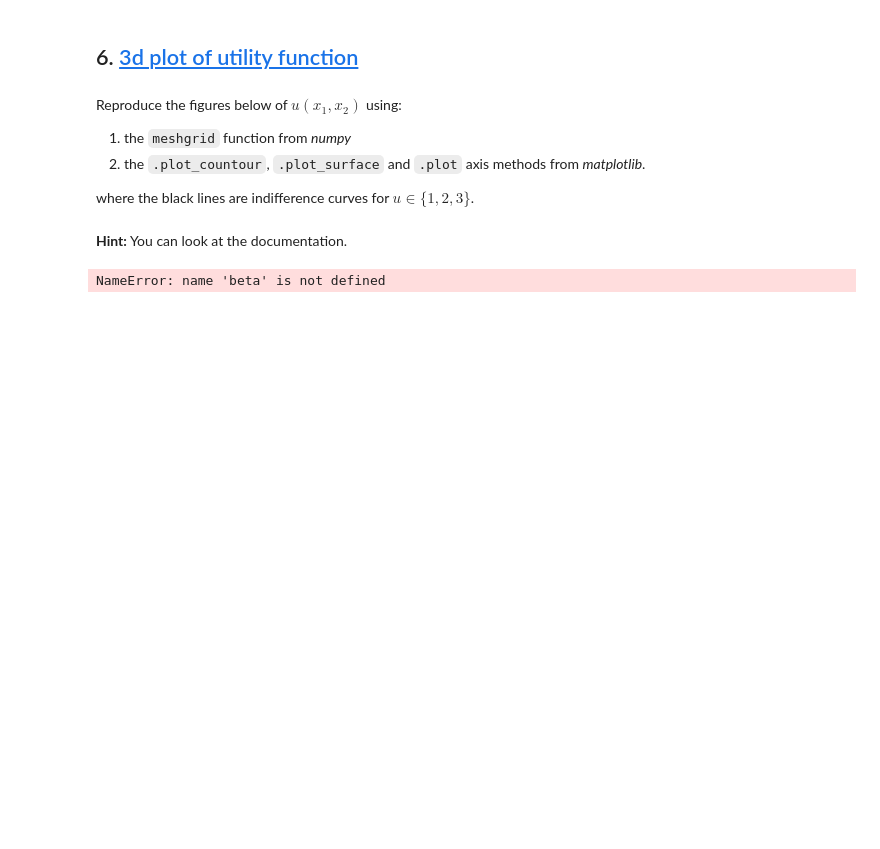
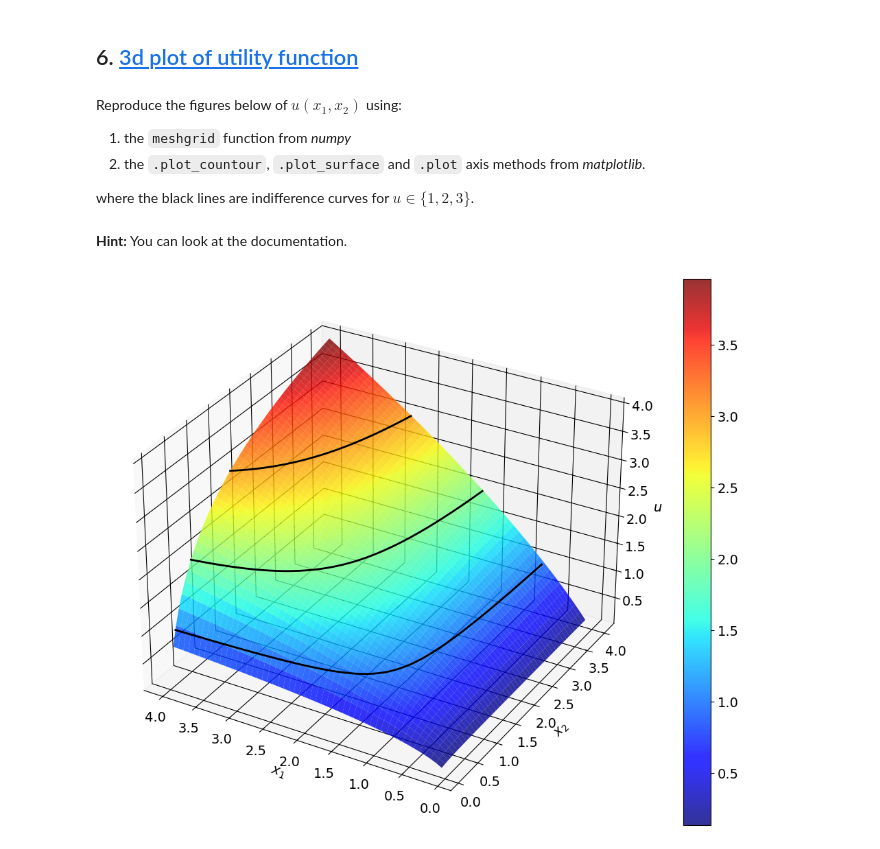
Before and after one commit to fgv916/ProgEconFgv916, a Jupyter notebook: PS1_ftv/Problem_set_1_FTV.ipynb, the cells around one changed output. Drawn from its saved outputs; the diff is of its cells as text; code cells hidden in the pictures; blank space fills up the shorter version.

```diff
--- a/PS1_ftv/Problem_set_1_FTV.ipynb
+++ b/PS1_ftv/Problem_set_1_FTV.ipynb
@@ -283,5 +208,53 @@ def plot_3d(x1_vec, x2_vec, alpha, beta, uvals, save_path=None):
-# %%
-import A6
-A6.plot(x1_vec,x2_vec,alpha,beta,uvals)
-# %% [output]
-NameError: name 'beta' is not defined
+# %%
+# Parametre
+alpha = 0.75
+beta = 0.5
+x1_vec = np.linspace(0.1,4,1000)   # x1-akse
+x2_vec = np.linspace(0.1,4,1000)   # x2-akse
+uvals = [1.0,2.0,3.0]              # nytteniveauer til indifferenskurver
+
+# a. beregn riste og nytte
+x1_grid,x2_grid = np.meshgrid(x1_vec,x2_vec,indexing='ij')   # 2D-riste
+u_grid = u_func(x1_grid,x2_grid,alpha=alpha,beta=beta)       # nytteflade i højden
+
+# b. plot setup
+fig = plt.figure(figsize=(10, 8))              # opret figur
+ax = fig.add_subplot(1,1,1,projection='3d')    # 3D akse
+
+# i. tegn overflade
+h = ax.plot_surface(x1_grid,x2_grid,u_grid,cmap=cm.jet, alpha=0.8) # nytteflade
+fig.colorbar(h)   # farveskala
+
+# ii. indifferenskurver
+for uval in uvals:
+    I = np.log(x1_vec) > np.log(uval) + np.log(alpha)/beta  # filter på x1
+    x1_vec_ = x1_vec[I]
+
+    x2_vec_ = []   # tom liste til x2 værdier
+    for x1_val in x1_vec_:                                 # beregn x2 punktvis
+        x2_val = cx2_fun(x1_val, uval, alpha=alpha, beta=beta)
+        x2_vec_.append(x2_val)
+    x2_vec_ = np.array(x2_vec_)
+
+    valid_mask = ~np.isnan(x2_vec_)     # fjern NaN
+    x1_vec_valid = x1_vec_[valid_mask]
+    x2_vec_valid = x2_vec_[valid_mask]
+
+    if len(x1_vec_valid) > 0:
+        J = x2_vec_valid < x2_vec.max()                     # klip til akseområde
+        uval_vec_ = uval * np.ones_like(x2_vec_valid[J])    # z-koordinat = konstant u
+        ax.plot(x1_vec_valid[J], x2_vec_valid[J], uval_vec_,
+                lw=2, color='black', zorder=99)             # tegn kurven i 3D
+
+# c. akse labels
+ax.set_xlabel('$x_1$')
+ax.set_ylabel('$x_2$')
+ax.set_zlabel('$u$')
+
+# d. layout
+ax.invert_xaxis()          # vend x1-akse
+fig.tight_layout(pad=0.1)  # kompakt layout
+
+plt.show()   # vis figur
+# %% [output]
+[figure, added]
```
Also changed, not shown: parts of 7 cells of this notebook, 1 other file.
